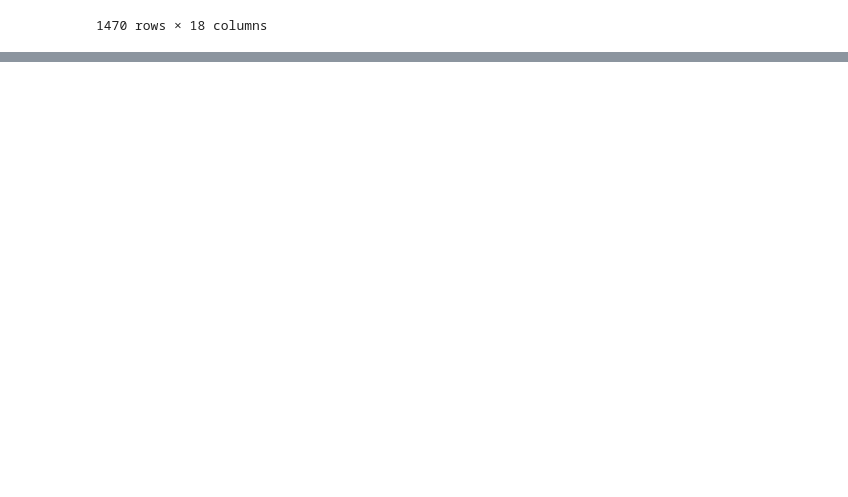
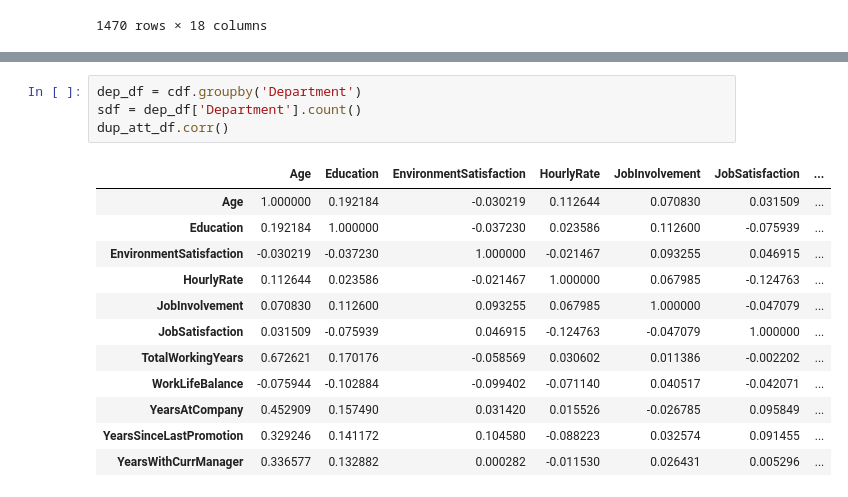
Before and after one commit to Jeff-Wince/GroupProj_Aakash_Jeff_Sonila_Stephanie, a Jupyter notebook: HR-Employee-Attrition.ipynb, the cells around one changed output, grey strips where cells are left out. Drawn from its saved outputs; the diff is of its cells as text; blank space fills up the shorter version.

```diff
--- a/HR-Employee-Attrition.ipynb
+++ b/HR-Employee-Attrition.ipynb
@@ -38,0 +185,17 @@ cdf
+# %%
+dep_df = cdf.groupby('Department')
+sdf = dep_df['Department'].count()
+dup_att_df.corr()
+# %% [output]
+|  | Age | Education | EnvironmentSatisfaction | HourlyRate | JobInvolvement | JobSatisfaction | ... |
+| Age | 1.000000 | 0.192184 | -0.030219 | 0.112644 | 0.070830 | 0.031509 | ... |
+| Education | 0.192184 | 1.000000 | -0.037230 | 0.023586 | 0.112600 | -0.075939 | ... |
+| EnvironmentSatisfaction | -0.030219 | -0.037230 | 1.000000 | -0.021467 | 0.093255 | 0.046915 | ... |
+| HourlyRate | 0.112644 | 0.023586 | -0.021467 | 1.000000 | 0.067985 | -0.124763 | ... |
+| JobInvolvement | 0.070830 | 0.112600 | 0.093255 | 0.067985 | 1.000000 | -0.047079 | ... |
+| JobSatisfaction | 0.031509 | -0.075939 | 0.046915 | -0.124763 | -0.047079 | 1.000000 | ... |
+| TotalWorkingYears | 0.672621 | 0.170176 | -0.058569 | 0.030602 | 0.011386 | -0.002202 | ... |
+| WorkLifeBalance | -0.075944 | -0.102884 | -0.099402 | -0.071140 | 0.040517 | -0.042071 | ... |
+| YearsAtCompany | 0.452909 | 0.157490 | 0.031420 | 0.015526 | -0.026785 | 0.095849 | ... |
+| YearsSinceLastPromotion | 0.329246 | 0.141172 | 0.104580 | -0.088223 | 0.032574 | 0.091455 | ... |
+| YearsWithCurrManager | 0.336577 | 0.132882 | 0.000282 | -0.011530 | 0.026431 | 0.005296 | ... |
```
Also changed, not shown: parts of 16 cells of this notebook.
